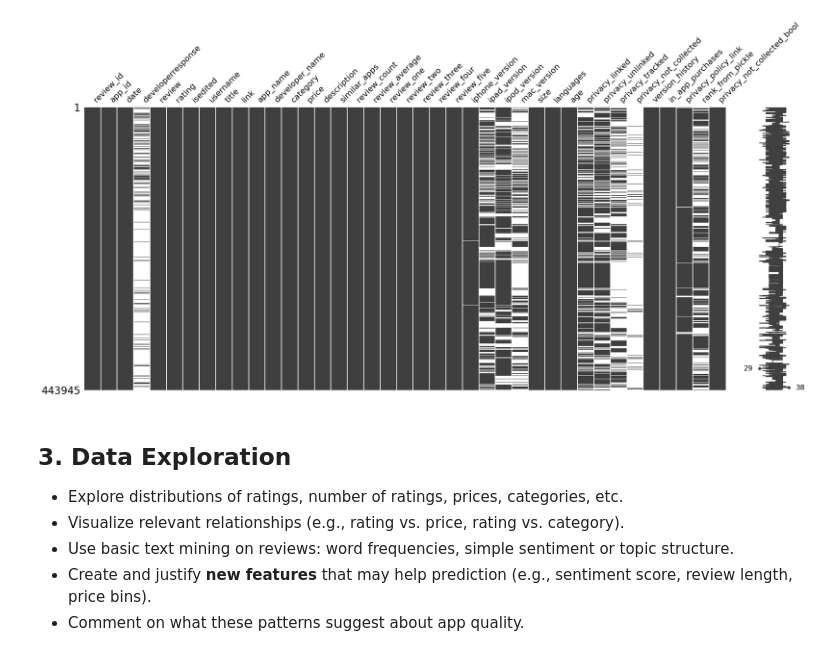
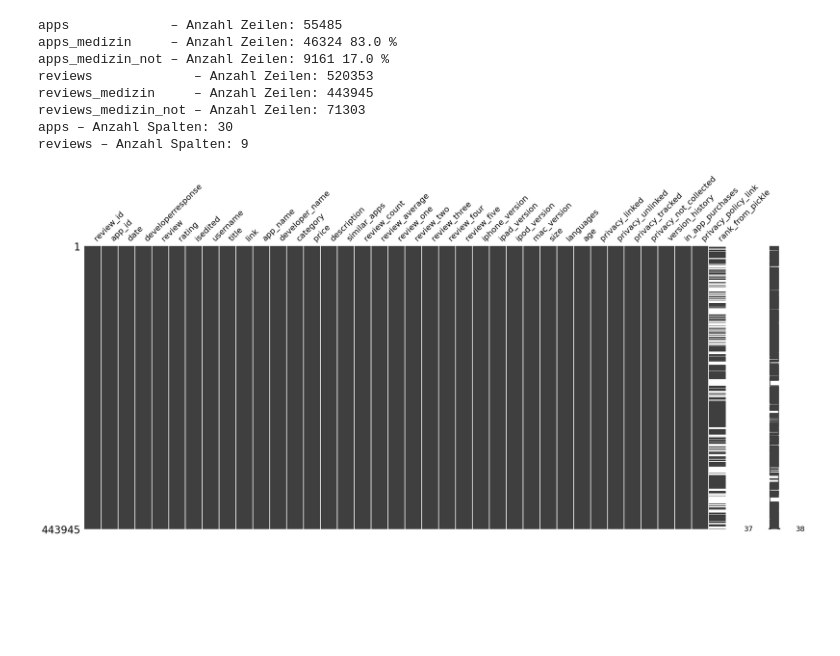
Before and after one commit to Miles-Zhu/AA-Group1, a Jupyter notebook: TEMP_MIN.ipynb, the cells around one changed output. Cells and saved outputs as stored; diff of their text form; code cells hidden in the pictures; blank space fills up the shorter version.

```diff
--- a/TEMP_MIN.ipynb
+++ b/TEMP_MIN.ipynb
@@ -130,17 +118,51 @@ dtype: int64
+# %%
+ # TODO: Number of apps and reviews after filtering.
+query_apps_medizin = """
+SELECT * FROM apple_apps WHERE category IN ( 'Medizin', 'Gesundheit und Fitness', 'Lifestyle');
+"""
+query_apps_medizin_not = """
+SELECT * FROM apple_apps WHERE category NOT IN ( 'Medizin', 'Gesundheit und Fitness', 'Lifestyle');
+"""
+query_reviews_medizin = """
+SELECT r.* FROM app_reviews r JOIN apple_apps a ON r.app_id = a.app_id WHERE category IN ( 'Medizin', 'Gesundheit und Fitness', 'Lifestyle');
+"""
+query_reviews_medizin_not = """
+SELECT r.* FROM app_reviews r JOIN apple_apps a ON r.app_id = a.app_id WHERE category NOT IN ( 'Medizin', 'Gesundheit und Fitness', 'Lifestyle');
+"""
+apps_medizin = pd.read_sql(query_apps_medizin, engine)
+apps_medizin_not = pd.read_sql(query_apps_medizin_not, engine)
+reviews_medizin = pd.read_sql(query_reviews_medizin, engine)
+reviews_medizin_not = pd.read_sql(query_reviews_medizin_not, engine)
+
+print(
+    "apps             – Anzahl Zeilen:", apps.shape[0], "\n"
+    "apps_medizin     – Anzahl Zeilen:", apps_medizin.shape[0], round(apps_medizin.shape[0] / apps.shape[0], 2)*100,"% \n"
+    "apps_medizin_not – Anzahl Zeilen:", apps_medizin_not.shape[0], round(apps_medizin_not.shape[0] / apps.shape[0], 2)*100, "%"
+)
+print(
+    "reviews             – Anzahl Zeilen:", reviews.shape[0], "\n"
+    "reviews_medizin     – Anzahl Zeilen:", reviews_medizin.shape[0], "\n"
+    "reviews_medizin_not – Anzahl Zeilen:", reviews_medizin_not.shape[0]
+)
+print("apps – Anzahl Spalten:", apps.shape[1])
+print("reviews – Anzahl Spalten:", reviews.shape[1])
+# %% [output]
+apps             – Anzahl Zeilen: 55485
+apps_medizin     – Anzahl Zeilen: 46324 83.0 %
+apps_medizin_not – Anzahl Zeilen: 9161 17.0 %
+reviews             – Anzahl Zeilen: 520353
+reviews_medizin     – Anzahl Zeilen: 443945
+reviews_medizin_not – Anzahl Zeilen: 71303
+apps – Anzahl Spalten: 30
+reviews – Anzahl Spalten: 9
 # %%
-# visualize missing data
+# visualize missing data (raw)
 import missingno as msno
 import matplotlib.pyplot as plt
 
-msno.matrix(df)
+df_medizin = reviews_medizin.merge(apps_medizin, on="app_id", how="left")
+df_medizin_not = reviews_medizin_not.merge(apps_medizin_not, on="app_id", how="left")
+msno.matrix(df_medizin)
 plt.show()
 # %% [output]
-[figure, old version]
+[figure, new version]
-# %% [markdown]
-## 3. Data Exploration
-
-- Explore distributions of ratings, number of ratings, prices, categories, etc.
-- Visualize relevant relationships (e.g., rating vs. price, rating vs. category).
-- Use basic text mining on reviews: word frequencies, simple sentiment or topic structure.
-- Create and justify **new features** that may help prediction (e.g., sentiment score, review length, price bins).
-- Comment on what these patterns suggest about app quality.
```
Also changed, not shown: parts of 21 cells of this notebook, 1 other file.
